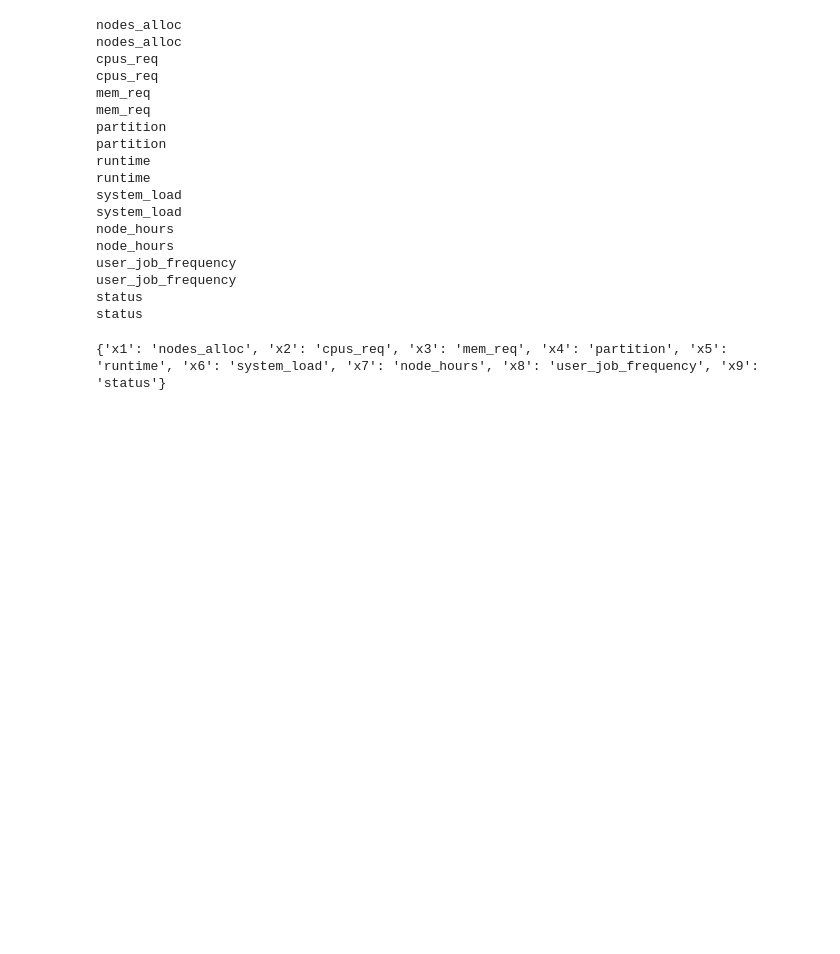
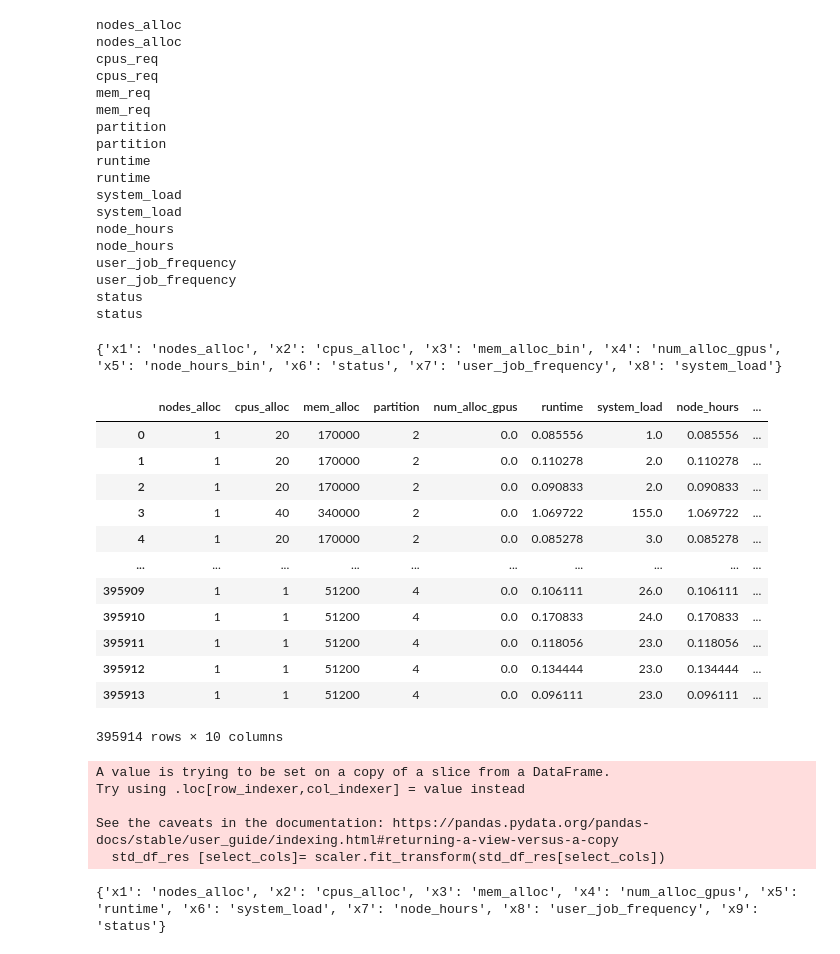
Before and after one commit to armaan10/CS520_Project, a Jupyter notebook: discover.ipynb, the cells around one changed output. Cells and saved outputs as stored; diff of their text form; code cells hidden in the pictures; blank space fills up the shorter version.

```diff
--- a/discover.ipynb
+++ b/discover.ipynb
@@ -48,12 +70,13 @@ df['status'] = (df['status'] != 0).astype(int)
 # %%
 #START EXPERIMENTS FROM HERE INSTEAD OF BEGINNING IF NEW COLS HAVE BEEN ADDED
 slurm_buff_path = "/home/cc/CS520_Project/slurm_log_buff.csv"
-df = pd.read_csv(slurm_path)
+df = pd.read_csv(slurm_buff_path)
 # %%
 select_cols = ['nodes_alloc',
-'cpus_req',
-'mem_req',
+'cpus_alloc',
+'mem_alloc',
 'partition',
+'num_alloc_gpus',
  #'priority',
  #'timelimit',
  #'job_type',
@@ -222,6 +285,6 @@ status
 # %%
 #mapping of nodes to actual names
-col_mapping = {f"x{i+1}": col for i, col in enumerate(df_res.columns)}
+col_mapping = {f"x{i+1}": col for i, col in enumerate(final_df.columns)}
 print(col_mapping)
 # %% [output]
-{'x1': 'nodes_alloc', 'x2': 'cpus_req', 'x3': 'mem_req', 'x4': 'partition', 'x5': 'runtime', 'x6': 'system_load', 'x7': 'node_hours', 'x8': 'user_job_frequency', 'x9': 'status'}
+{'x1': 'nodes_alloc', 'x2': 'cpus_alloc', 'x3': 'mem_alloc_bin', 'x4': 'num_alloc_gpus', 'x5': 'node_hours_bin', 'x6': 'status', 'x7': 'user_job_frequency', 'x8': 'system_load'}
@@ -227,0 +293,37 @@ print(col_mapping)
+# %%
+df_res
+# %% [output]
+|  | nodes_alloc | cpus_alloc | mem_alloc | partition | num_alloc_gpus | runtime | system_load | node_hours | ... |
+| 0 | 1 | 20 | 170000 | 2 | 0.0 | 0.085556 | 1.0 | 0.085556 | ... |
+| 1 | 1 | 20 | 170000 | 2 | 0.0 | 0.110278 | 2.0 | 0.110278 | ... |
+| 2 | 1 | 20 | 170000 | 2 | 0.0 | 0.090833 | 2.0 | 0.090833 | ... |
+| 3 | 1 | 40 | 340000 | 2 | 0.0 | 1.069722 | 155.0 | 1.069722 | ... |
+| 4 | 1 | 20 | 170000 | 2 | 0.0 | 0.085278 | 3.0 | 0.085278 | ... |
+| ... | ... | ... | ... | ... | ... | ... | ... | ... | ... |
+| 395909 | 1 | 1 | 51200 | 4 | 0.0 | 0.106111 | 26.0 | 0.106111 | ... |
+| 395910 | 1 | 1 | 51200 | 4 | 0.0 | 0.170833 | 24.0 | 0.170833 | ... |
+| 395911 | 1 | 1 | 51200 | 4 | 0.0 | 0.118056 | 23.0 | 0.118056 | ... |
+| 395912 | 1 | 1 | 51200 | 4 | 0.0 | 0.134444 | 23.0 | 0.134444 | ... |
+| 395913 | 1 | 1 | 51200 | 4 | 0.0 | 0.096111 | 23.0 | 0.096111 | ... |
+395914 rows × 10 columns
+# %%
+select_cols = ['nodes_alloc',
+'cpus_alloc',
+'mem_alloc',
+'num_alloc_gpus',
+ #'priority',
+ #'timelimit',
+ #'job_type',
+ 'runtime',
+ 'system_load',
+ 'node_hours',
+ 'user_job_frequency']
+scaler = StandardScaler()
+std_df_res = df_res
+std_df_res [select_cols]= scaler.fit_transform(std_df_res[select_cols])
+# %% [output]
+A value is trying to be set on a copy of a slice from a DataFrame.
+Try using .loc[row_indexer,col_indexer] = value instead
+
+See the caveats in the documentation: https://pandas.pydata.org/pandas-docs/stable/user_guide/indexing.html#returning-a-view-versus-a-copy
+  std_df_res [select_cols]= scaler.fit_transform(std_df_res[select_cols])
@@ -227,0 +358,6 @@ print(col_mapping)
+# %%
+#mapping of nodes to actual names
+col_mapping = {f"x{i+1}": col for i, col in enumerate(final_df.columns)}
+print(col_mapping)
+# %% [output]
+{'x1': 'nodes_alloc', 'x2': 'cpus_alloc', 'x3': 'mem_alloc', 'x4': 'num_alloc_gpus', 'x5': 'runtime', 'x6': 'system_load', 'x7': 'node_hours', 'x8': 'user_job_frequency', 'x9': 'status'}
```
Also changed, not shown: parts of 33 cells of this notebook, 1 other file.
